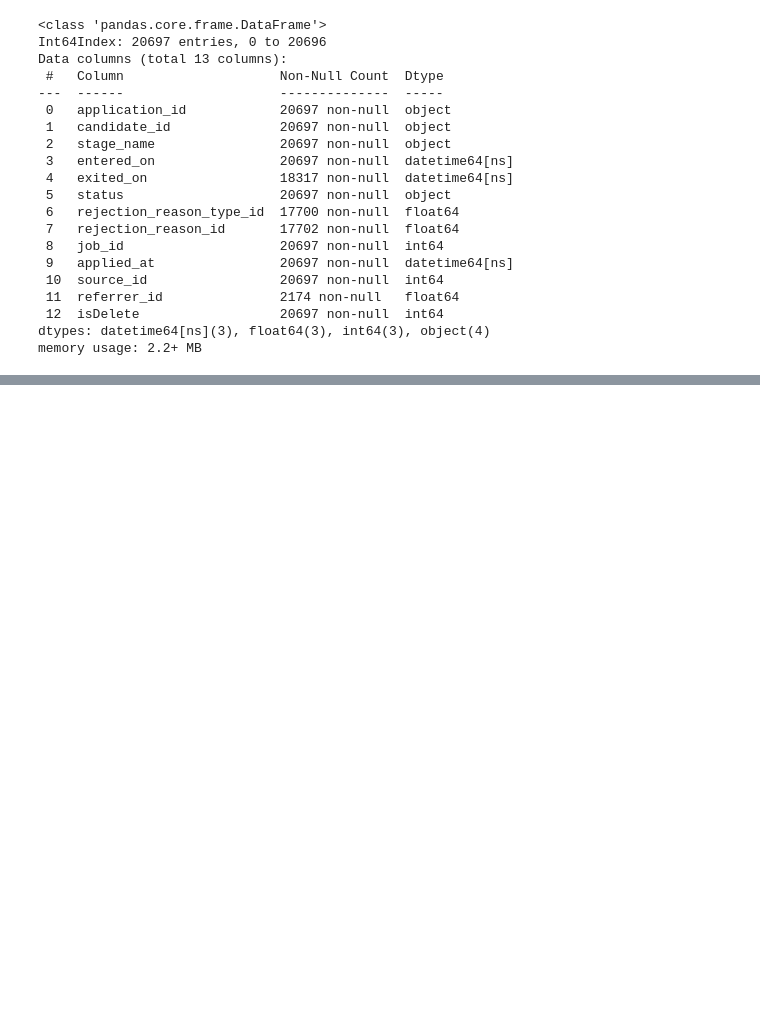
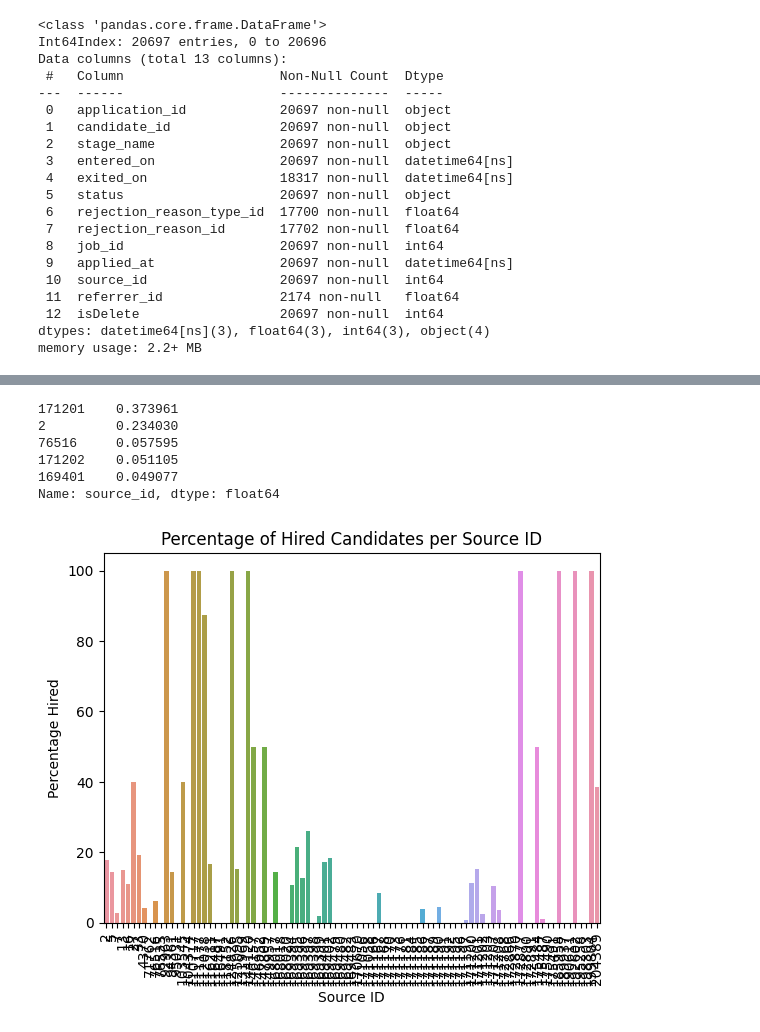
Before and after one commit to pepeette/ExerciseAGD, a Jupyter notebook: Test.ipynb, the cells around one changed output, grey strips where cells are left out. Cells and saved outputs as stored; diff of their text form; code cells hidden in the pictures; blank space fills up the shorter version.

```diff
--- a/Test.ipynb
+++ b/Test.ipynb
@@ -156,3 +216,26 @@ status_counts
+# %%
+#proportion of rejected applications by source ID
+rejected_applications.source_id.value_counts(normalize=True).head()
+# %% [output]
+171201    0.373961
+2         0.234030
+76516     0.057595
+171202    0.051105
+169401    0.049077
+Name: source_id, dtype: float64
+# %%
+# Group the DataFrame by source_id and calculate the percentage of hired candidates for each source_id
+percentage_hired_per_source = hired_candidates.groupby('source_id').size() / df.groupby('source_id').size() * 100
+
+# Create a bar plot
+sns.barplot(x=percentage_hired_per_source.index, y=percentage_hired_per_source.values)
+plt.xlabel('Source ID')
+plt.ylabel('Percentage Hired')
+plt.title('Percentage of Hired Candidates per Source ID')
+plt.xticks(rotation=90)
+plt.show()
+# %% [output]
+[figure, added]
 # %%
 # 2- what sort of rejection? dig deeper
 rejection_reason_counts = df['rejection_reason_id'].value_counts(normalize = True)
```
Also changed, not shown: parts of 26 cells of this notebook.
